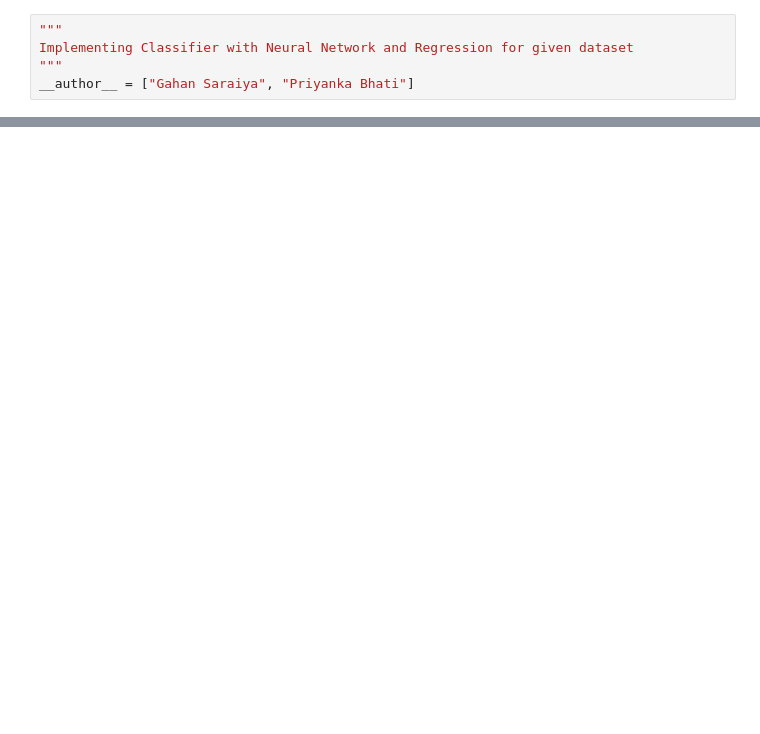
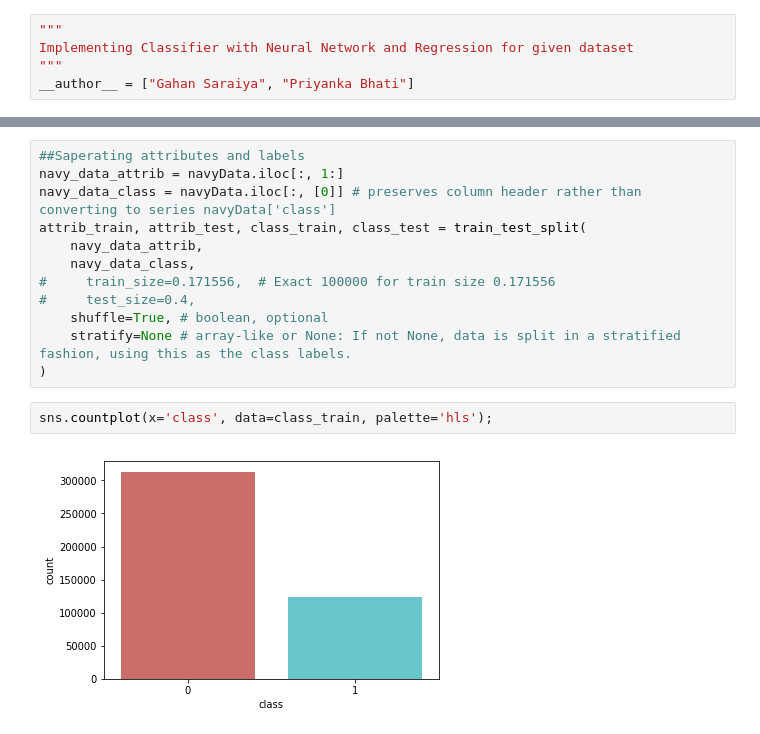
Before and after one commit to gahan9/ML_lab, a Jupyter notebook: innovative_assignment/navy_classifier.ipynb, the cells around one changed output, grey strips where cells are left out. Saved outputs shown, nothing was run; the diff lists cells and outputs as text; blank space fills up the shorter version.

```diff
--- a/innovative_assignment/navy_classifier.ipynb
+++ b/innovative_assignment/navy_classifier.ipynb
@@ -77,0 +179,16 @@ DATA_PATH_navy = os.path.join(WORKING_DIR, "B.csv")
+# %%
+##Saperating attributes and labels
+navy_data_attrib = navyData.iloc[:, 1:]
+navy_data_class = navyData.iloc[:, [0]] # preserves column header rather than converting to series navyData['class']
+attrib_train, attrib_test, class_train, class_test = train_test_split(
+    navy_data_attrib,
+    navy_data_class,
+#     train_size=0.171556,  # Exact 100000 for train size 0.171556
+#     test_size=0.4,
+    shuffle=True, # boolean, optional
+    stratify=None # array-like or None: If not None, data is split in a stratified fashion, using this as the class labels.
+)
+# %%
+sns.countplot(x='class', data=class_train, palette='hls');
+# %% [output]
+[figure, added]
```
Also changed, not shown: parts of 16 cells of this notebook.
